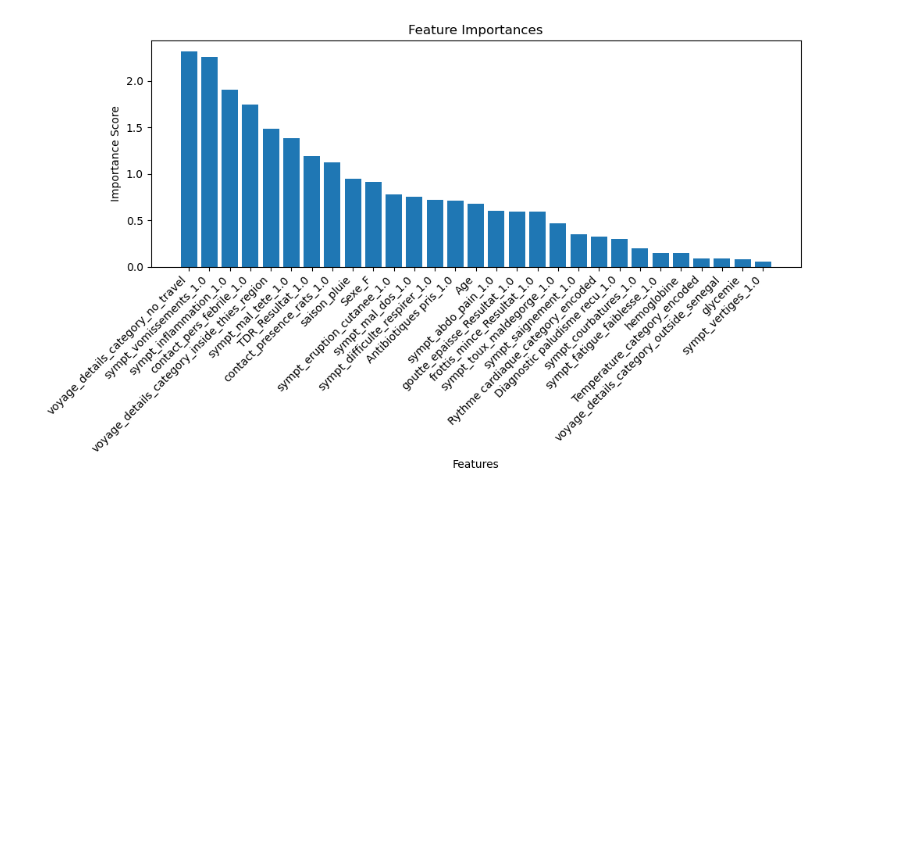
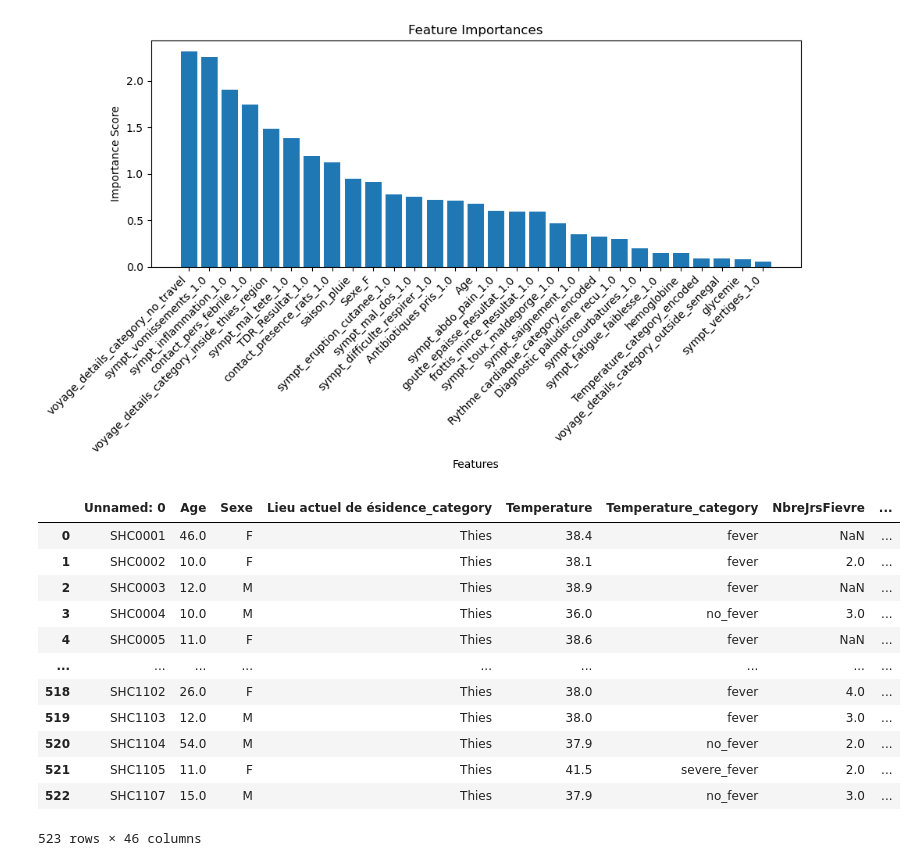
Before and after one commit to colabobio/borrelia-diagnosis-prediction-models, a Jupyter notebook: 2019/2019_withMalaria/2019Final_clinical_data-2018val.ipynb, the cells around one changed output. Saved outputs shown, nothing was run; the diff lists cells and outputs as text; code cells hidden in the pictures; blank space fills up the shorter version.

```diff
--- a/2019/2019_withMalaria/2019Final_clinical_data-2018val.ipynb
+++ b/2019/2019_withMalaria/2019Final_clinical_data-2018val.ipynb
@@ -1315,4 +1319,20 @@ plt.show()
 # %% [output]
 [figure]
 # %%
-df = pd.read_csv("../2019_all.csv")
+df = pd.read_csv("../../2018-2019/2018-19_all.csv")
+# %%
+df
+# %% [output]
+|  | Unnamed: 0 | Age | Sexe | Lieu actuel de ésidence_category | Temperature | Temperature_category | NbreJrsFievre | ... |
+| 0 | SHC0001 | 46.0 | F | Thies | 38.4 | fever | NaN | ... |
+| 1 | SHC0002 | 10.0 | F | Thies | 38.1 | fever | 2.0 | ... |
+| 2 | SHC0003 | 12.0 | M | Thies | 38.9 | fever | NaN | ... |
+| 3 | SHC0004 | 10.0 | M | Thies | 36.0 | no_fever | 3.0 | ... |
+| 4 | SHC0005 | 11.0 | F | Thies | 38.6 | fever | NaN | ... |
+| ... | ... | ... | ... | ... | ... | ... | ... | ... |
+| 518 | SHC1102 | 26.0 | F | Thies | 38.0 | fever | 4.0 | ... |
+| 519 | SHC1103 | 12.0 | M | Thies | 38.0 | fever | 3.0 | ... |
+| 520 | SHC1104 | 54.0 | M | Thies | 37.9 | no_fever | 2.0 | ... |
+| 521 | SHC1105 | 11.0 | F | Thies | 41.5 | severe_fever | 2.0 | ... |
+| 522 | SHC1107 | 15.0 | M | Thies | 37.9 | no_fever | 3.0 | ... |
+523 rows × 46 columns
```
Also changed, not shown: parts of 1 cell of this notebook, 1 other file.
